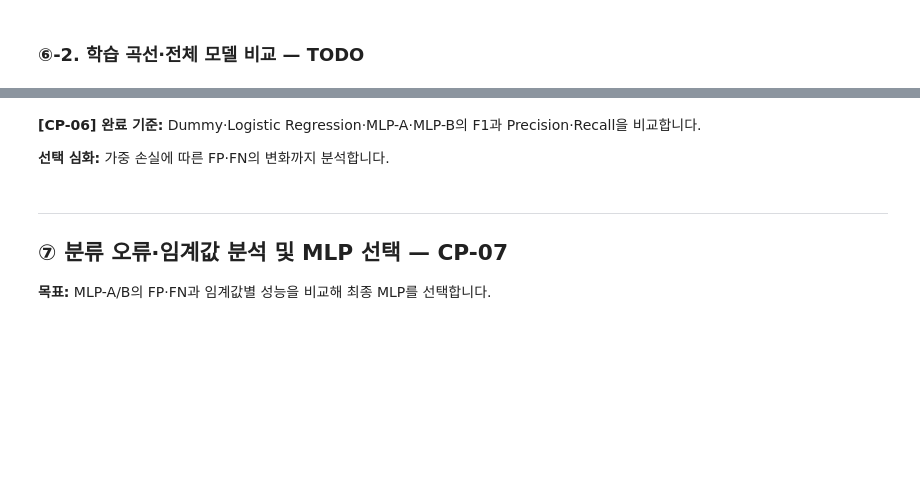
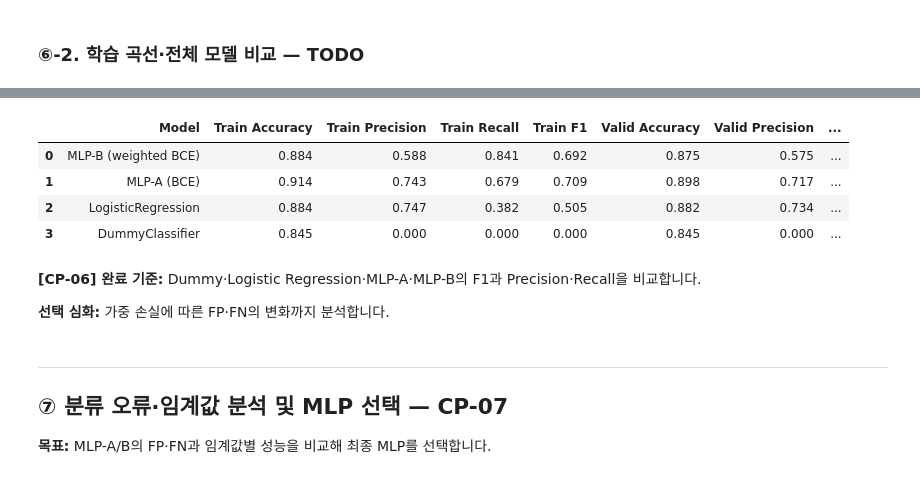
Before and after one commit to lgeew/ai-mini-projects, a Jupyter notebook: mini-project-01/code/02_classification_online_shopping.ipynb, the cells around one changed output, grey strips where cells are left out. Saved outputs shown, nothing was run; the diff lists cells and outputs as text; code cells hidden in the pictures; blank space fills up the shorter version.

```diff
--- a/mini-project-01/code/02_classification_online_shopping.ipynb
+++ b/mini-project-01/code/02_classification_online_shopping.ipynb
@@ -725,3 +733,21 @@ display(results_df.round(3))
+# %%
+# TODO 6-3. 두 MLP의 Train·Validation 구매 확률을 계산하고
+# 기본 임계값 0.5로 분류한 뒤, summary_row() 결과를 results에 추가합니다.
+for name, model in mlp_models.items():
+    tr_pred = (mlp_probabilities(model, Xt_train) >= 0.5).astype(int)
+    va_pred = (mlp_probabilities(model, Xt_valid) >= 0.5).astype(int)
+    results.append(summary_row(name, y_train, tr_pred, y_valid, va_pred))
+
+# TODO 6-4. 모델별 Valid F1 내림차순 정렬 및 Train-Valid F1 차이 계산
+results_df = pd.DataFrame(results).sort_values(by="Valid F1", ascending=False).reset_index(drop=True)
+results_df["Gap (Train-Valid F1)"] = results_df["Train F1"] - results_df["Valid F1"]
+display(results_df.round(3))
+# %% [output]
+|  | Model | Train Accuracy | Train Precision | Train Recall | Train F1 | Valid Accuracy | Valid Precision | ... |
+| 0 | MLP-B (weighted BCE) | 0.884 | 0.588 | 0.841 | 0.692 | 0.875 | 0.575 | ... |
+| 1 | MLP-A (BCE) | 0.914 | 0.743 | 0.679 | 0.709 | 0.898 | 0.717 | ... |
+| 2 | LogisticRegression | 0.884 | 0.747 | 0.382 | 0.505 | 0.882 | 0.734 | ... |
+| 3 | DummyClassifier | 0.845 | 0.000 | 0.000 | 0.000 | 0.845 | 0.000 | ... |
 # %% [markdown]
 **[CP-06] 완료 기준:** Dummy·Logistic Regression·MLP-A·MLP-B의 F1과 Precision·Recall을 비교합니다.
 
```
Also changed, not shown: parts of 3 cells of this notebook.
